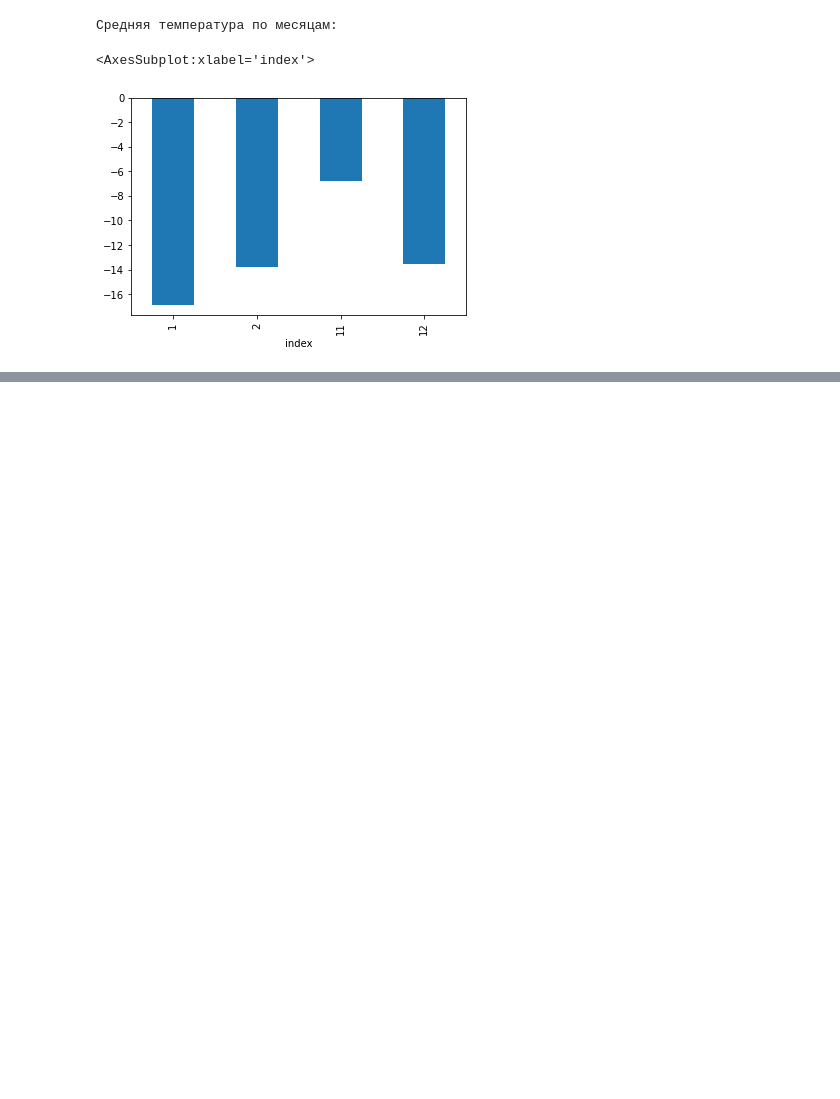
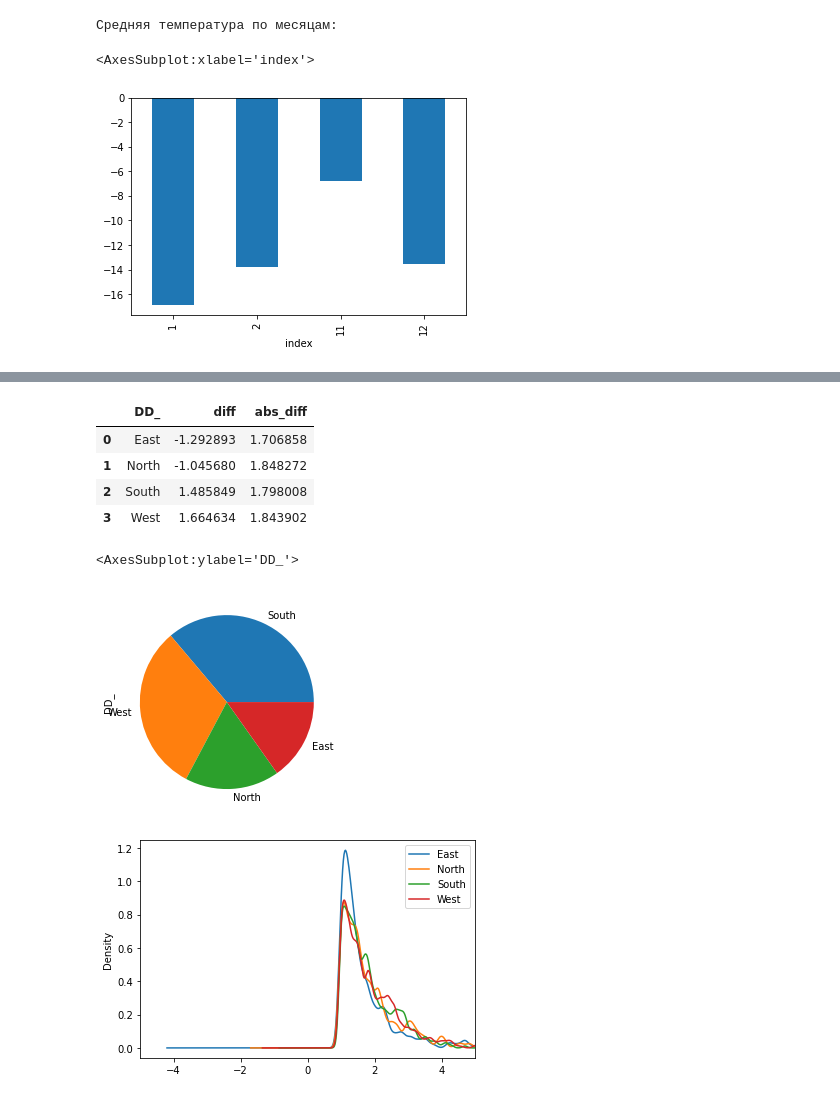
Before and after one commit to dimka11/coursework, a Jupyter notebook: NewData/Console_example.ipynb, the cells around one changed output, grey strips where cells are left out. Cells and saved outputs as stored; diff of their text form; code cells hidden in the pictures; blank space fills up the shorter version.

```diff
--- a/NewData/Console_example.ipynb
+++ b/NewData/Console_example.ipynb
@@ -63,0 +253,11 @@ wd.bar_chart(wd.mean_by())
+# %%
+weatherC.all_data(min_diff=1, with_plot=True, with_kde = True, kde_abs_diff=True)
+# %% [output]
+|  | DD_ | diff | abs_diff |
+| 0 | East | -1.292893 | 1.706858 |
+| 1 | North | -1.045680 | 1.848272 |
+| 2 | South | 1.485849 | 1.798008 |
+| 3 | West | 1.664634 | 1.843902 |
+<AxesSubplot:ylabel='DD_'>
+[figure, added]
+[figure, added]
```
Also changed, not shown: parts of 12 cells of this notebook, 6 other files.
